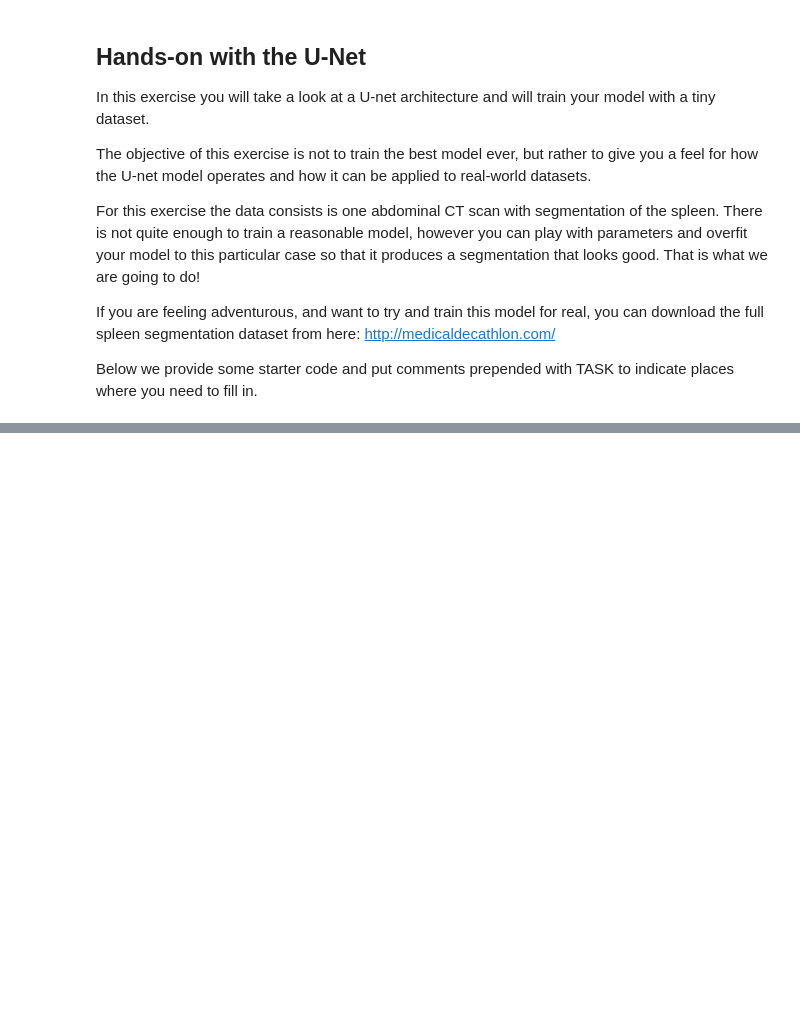
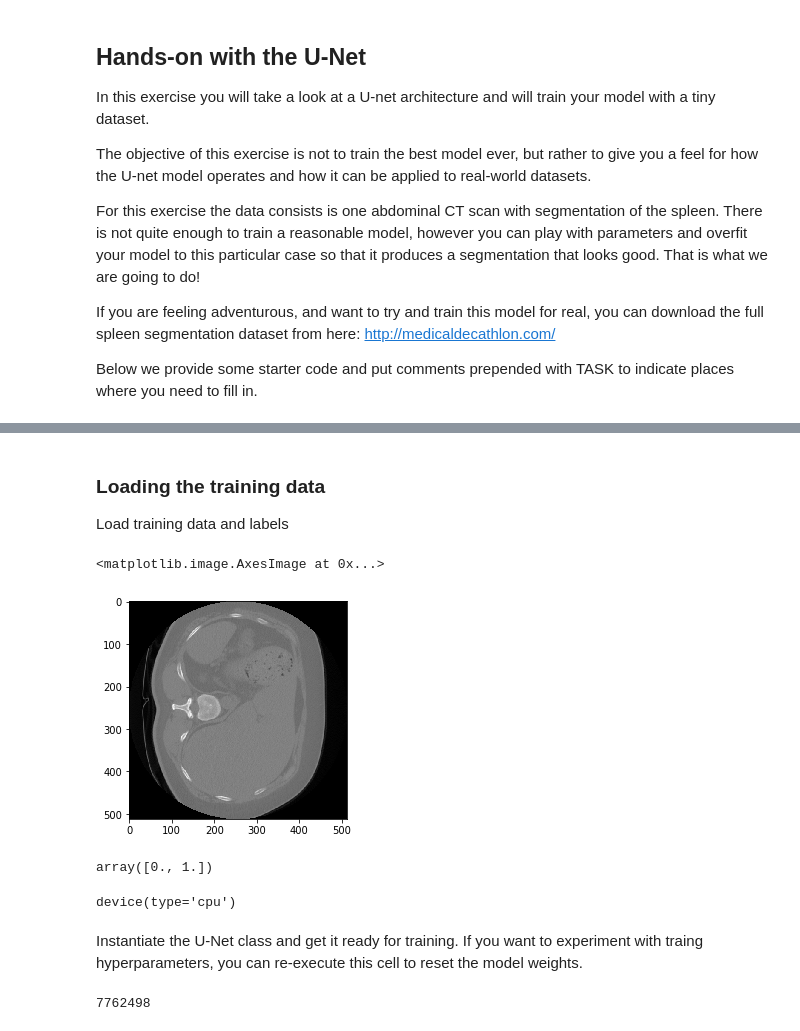
Before and after one commit to c3Zor/imaging, a Jupyter notebook: U-net implementation, spleen.ipynb, the cells around one changed output, grey strips where cells are left out. Drawn from its saved outputs; the diff is of its cells as text; code cells hidden in the pictures; blank space fills up the shorter version.

```diff
--- a/U-net implementation, spleen.ipynb
+++ b/U-net implementation, spleen.ipynb
@@ -40,0 +145,32 @@ SyntaxError: unexpected EOF while parsing (<ipython-input-2-13050179aae4>, line
+# %% [markdown]
+### Loading the training data
+Load training data and labels
+# %%
+training_volume = nib.load('data/spleen1_img.nii.gz').get_fdata()
+training_label = nib.load('data/spleen1_label.nii.gz').get_fdata()
+# %%
+#Let's see what we are about to segment and where's that spleen thing located:
+
+plt.imshow(training_volume[:,:,5] + training_label[:,:,5], cmap='gray')
+# %% [output]
+<matplotlib.image.AxesImage at 0x...>
+[figure, added]
+# %%
+# We assume our label has one-hot encoding. Let's confirm how many distinct classes do we have in our label volume
+
+np.unique(training_label)
+# %% [output]
+array([0., 1.])
+# %%
+# Let's set up the training device. Do we have a GPU?
+
+if (torch.cuda.is_available()):
+    device = torch.device("cuda")
+else:
+    device = torch.device("cpu")
+
+device
+# %% [output]
+device(type='cpu')
+# %% [markdown]
+Instantiate the U-Net class and get it ready for training. If you want to experiment with traing hyperparameters, you can re-execute this cell to reset the model weights.
@@ -40,0 +194,6 @@ SyntaxError: unexpected EOF while parsing (<ipython-input-2-13050179aae4>, line
+# %%
+# By the way, how many trainable parameters does our model have? If you will be playing
+# with 3D convolutions - compare the difference between 2D and 3D versions.
+sum(p.numel() for p in unet.parameters() if p.requires_grad)
+# %% [output]
+7762498
```
Also changed, not shown: parts of 6 cells of this notebook, 2 other files.
